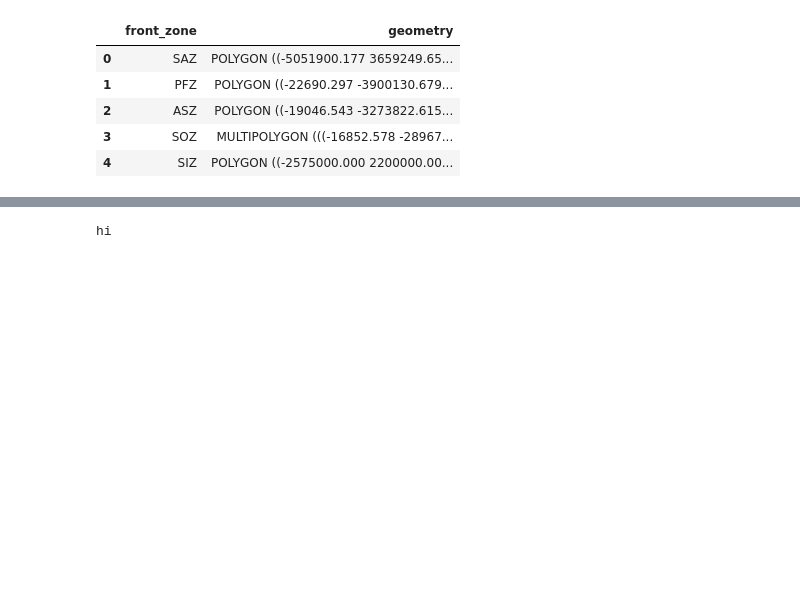
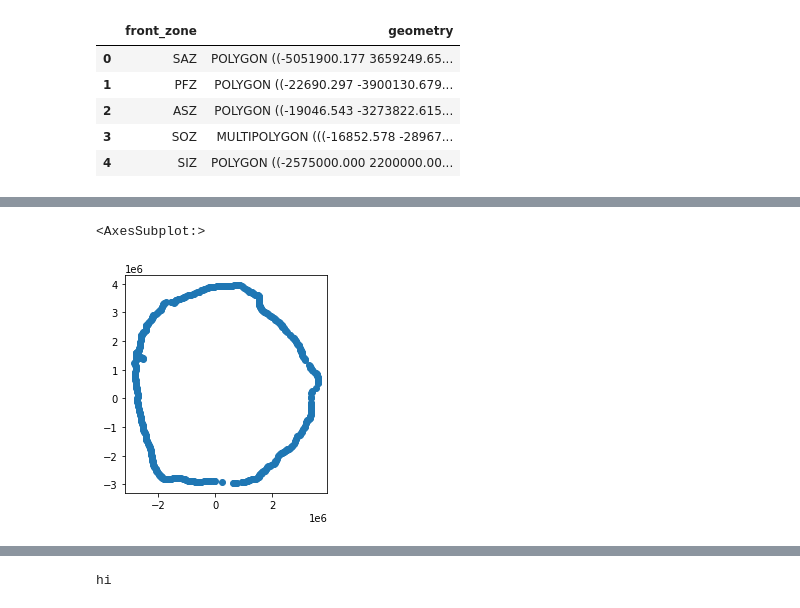
Before and after one commit to ayushnag/sophy, a Jupyter notebook: db/sophy_db.ipynb, the cells around one changed output, grey strips where cells are left out. Saved outputs shown, nothing was run; the diff lists cells and outputs as text; code cells hidden in the pictures; blank space fills up the shorter version.

Commit message:
Update workspace and test environment

```diff
--- a/db/sophy_db.ipynb
+++ b/db/sophy_db.ipynb
@@ -169,3 +170,23 @@ plt.show()
+# %%
+# Test alpha shape
+ice = np.fromfile(GeoLabel.nsidc_sea_ice_file, dtype=np.uint8)
+# Space between grid cells = 25km
+dx = dy = 25000
+# NSIDC Southern Hemisphere Grid Coordinates
+x, y = np.arange(-3950000, +3950000, +dx), np.arange(+4350000, -3950000, -dy)
+# Creates 316x332 grid and converts to list of points
+list_grid = np.dstack(np.meshgrid(x, y)).reshape(-1, 2)
+# Keep only concentrations [15, 25] since 15 is minimum for sea-ice, found 25 as optimal for alphashape
+points = list_grid[np.logical_and(15 <= ice, ice <= 17)].T
+sie_gdf = gpd.GeoDataFrame(geometry=gpd.points_from_xy(x=points[0], y=points[1]), crs='EPSG:3031')
+sie_gdf.plot()
+# Make convex hull of points. Generating alpha shape takes ~8 minutes
+# alpha: gpd.GeoDataFrame = alphashape.alphashape(sie_gdf)
+# alpha = sie_gdf.convex_hull
+# alpha.plot()
+# %% [output]
+<AxesSubplot:>
+[figure, added]
 # %%
 # Author: Filipe Fernandes
 f = open(r"../data/sea_ice/mean.sep.1979-2021.s", "r")
```
Also changed, not shown: parts of 11 cells of this notebook, 4 other files.
